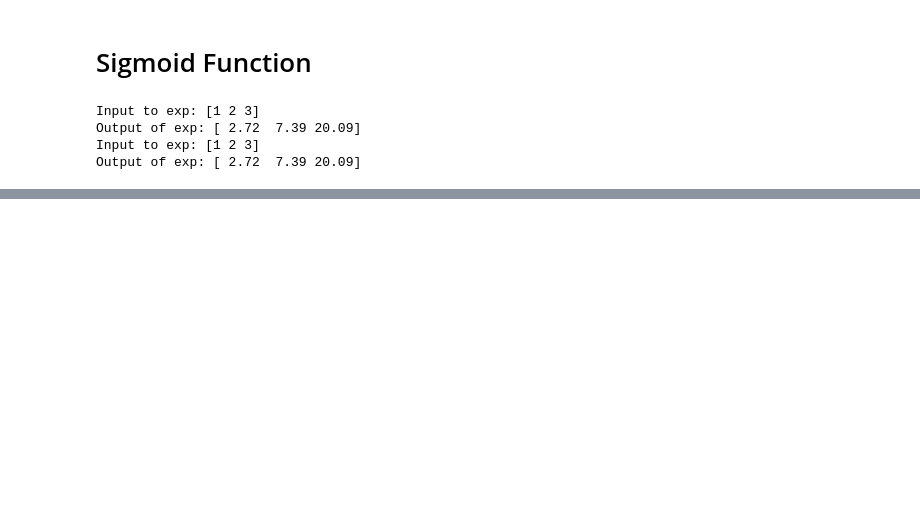
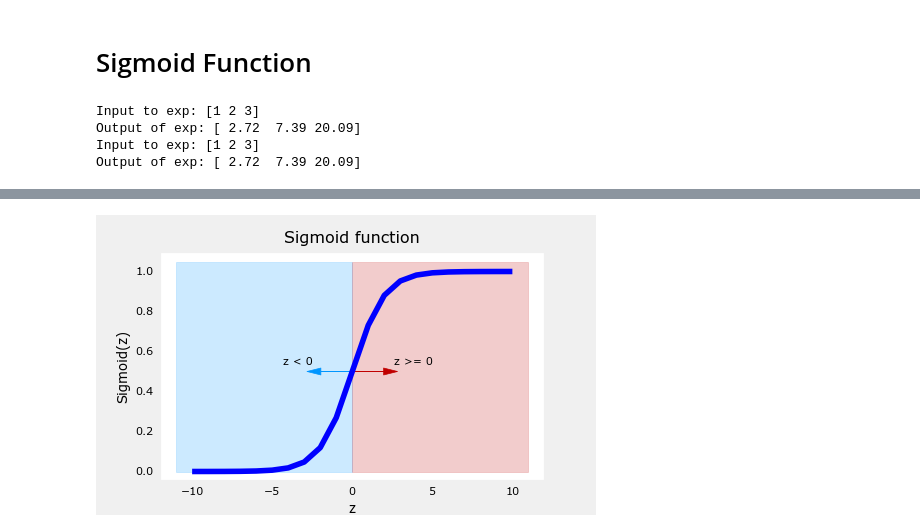
Before and after one commit to amansingh202/python_learning, a Jupyter notebook: Week3_classification_lab02.ipynb, the cells around one changed output, grey strips where cells are left out. Cells and saved outputs as stored; diff of their text form; code cells hidden in the pictures; blank space fills up the shorter version.

```diff
--- a/Week3_classification_lab02.ipynb
+++ b/Week3_classification_lab02.ipynb
@@ -78,0 +70,11 @@ draw_
+# %%
+# plot z vs sigmoid(z)
+fig, ax = plt.subplots(1,1,figsize = (5,3))
+ax.plot(z_tmp, y, c = "b")
+
+ax.set_title("Sigmoid function")
+ax.set_ylabel("Sigmoid(z)")
+ax.set_xlabel('z')
+draw_vthresh(ax,0)
+# %% [output]
+[figure, added]
```
Also changed, not shown: parts of 6 cells of this notebook.
